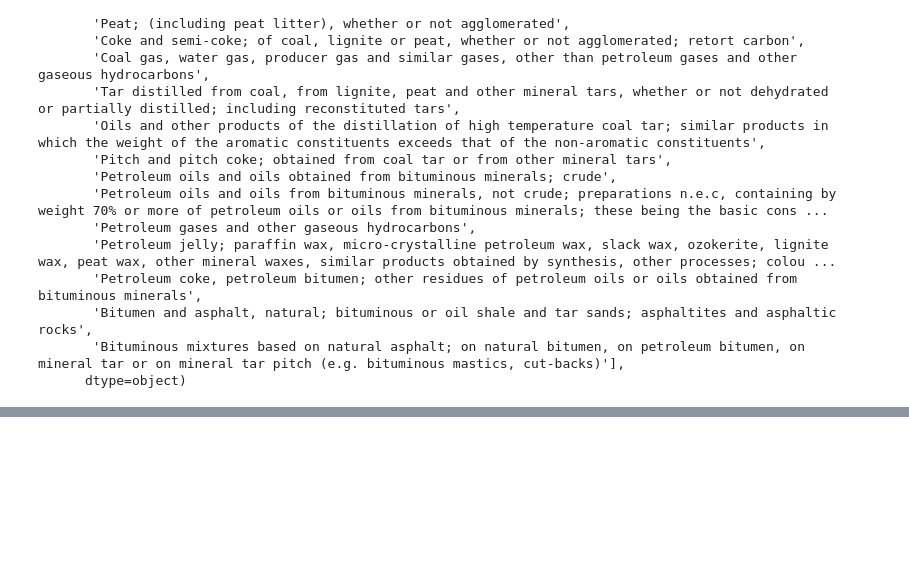
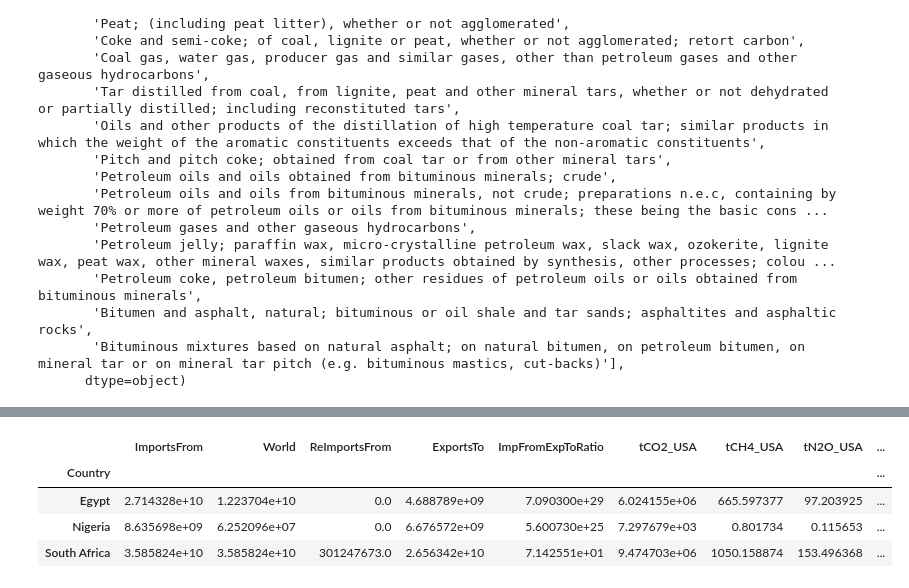
Before and after one commit to Rlamboll/EmissionsTradeAnalysis, a Jupyter notebook: FossilFuelImportsAndExports.ipynb, the cells around one changed output, grey strips where cells are left out. Drawn from its saved outputs; the diff is of its cells as text; code cells hidden in the pictures; blank space fills up the shorter version.

```diff
--- a/FossilFuelImportsAndExports.ipynb
+++ b/FossilFuelImportsAndExports.ipynb
@@ -418,0 +441,12 @@ world_sum_imp
+# %%
+world_sum_imp.to_csv(join(output_folder, "detailed_imports.csv"))
+report_imp = world_sum_imp.groupby(by="Country", axis=0).sum()
+report_imp["GWP100 tCO2-equiv"] = report_imp.tCO2 + 28 * report_imp.tCH4 + 265 * report_imp.tN2O
+report_imp.to_csv(join(output_folder, "total_imports.csv"))
+report_imp
+# %% [output]
+|  | ImportsFrom | World | ReImportsFrom | ExportsTo | ImpFromExpToRatio | tCO2_USA | tCH4_USA | tN2O_USA | ... |
+| Country |  |  |  |  |  |  |  |  | ... |
+| Egypt | 2.714328e+10 | 1.223704e+10 | 0.0 | 4.688789e+09 | 7.090300e+29 | 6.024155e+06 | 665.597377 | 97.203925 | ... |
+| Nigeria | 8.635698e+09 | 6.252096e+07 | 0.0 | 6.676572e+09 | 5.600730e+25 | 7.297679e+03 | 0.801734 | 0.115653 | ... |
+| South Africa | 3.585824e+10 | 3.585824e+10 | 301247673.0 | 2.656342e+10 | 7.142551e+01 | 9.474703e+06 | 1050.158874 | 153.496368 | ... |
```
Also changed, not shown: parts of 14 cells of this notebook.
